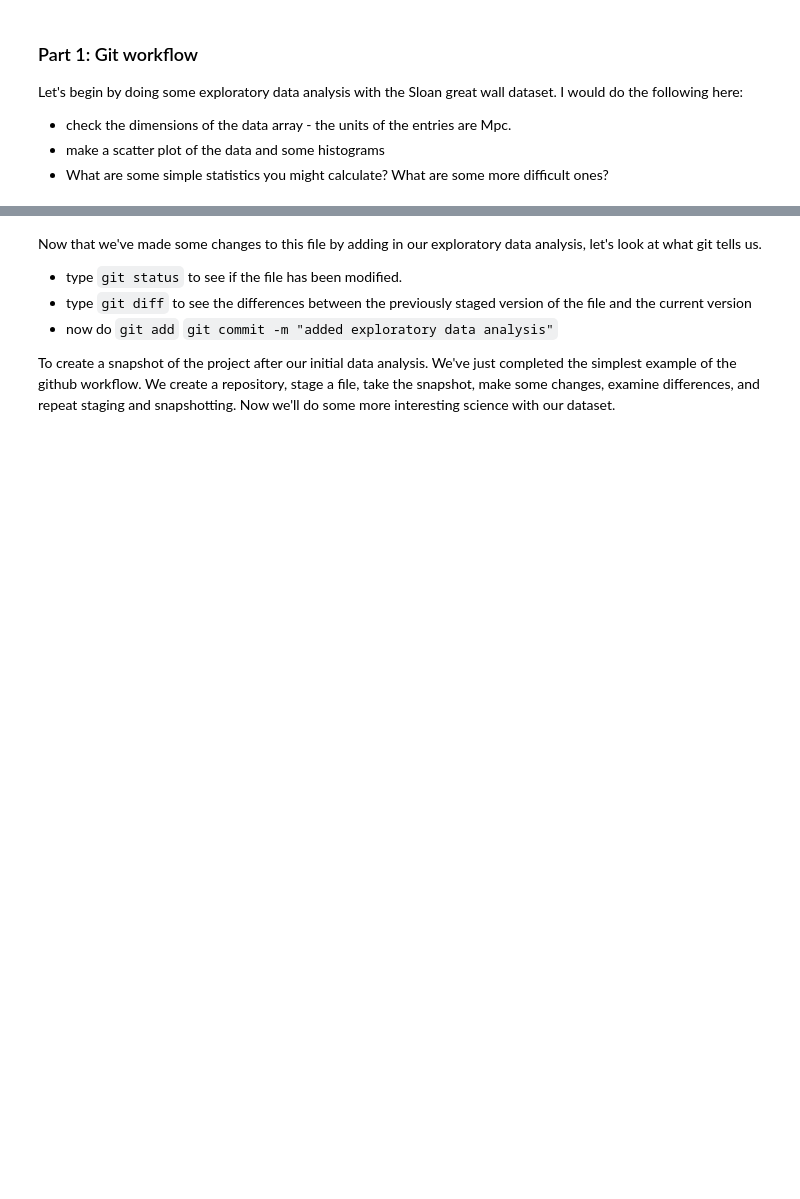
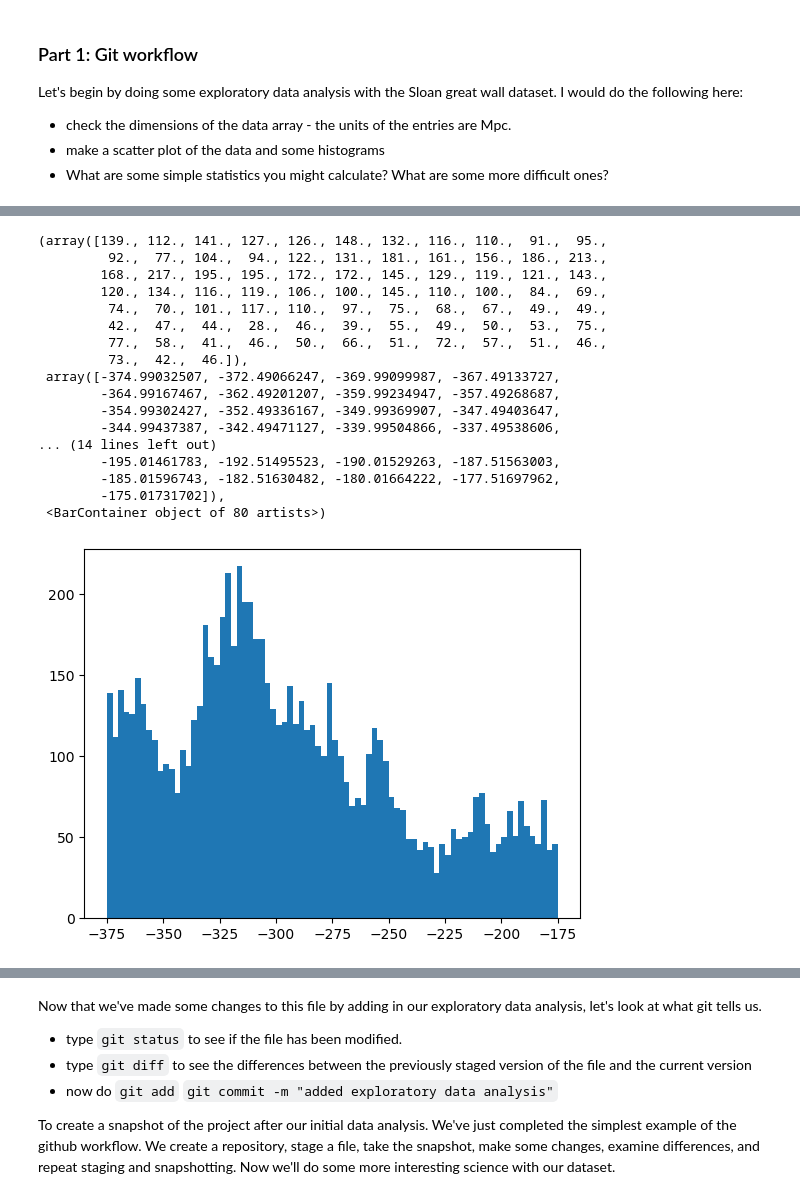
Before and after one commit to oeur/gitpractice, a Jupyter notebook: DSFP_intro_2_git.ipynb, the cells around one changed output, grey strips where cells are left out. Drawn from its saved outputs; the diff is of its cells as text; code cells hidden in the pictures; blank space fills up the shorter version.

```diff
--- a/DSFP_intro_2_git.ipynb
+++ b/DSFP_intro_2_git.ipynb
@@ -49,0 +78,21 @@ Let's begin by doing some exploratory data analysis with the Sloan great wall da
+# %%
+plt.hist(X[:,0], bins=80)
+# %% [output]
+(array([139., 112., 141., 127., 126., 148., 132., 116., 110.,  91.,  95.,
+         92.,  77., 104.,  94., 122., 131., 181., 161., 156., 186., 213.,
+        168., 217., 195., 195., 172., 172., 145., 129., 119., 121., 143.,
+        120., 134., 116., 119., 106., 100., 145., 110., 100.,  84.,  69.,
+         74.,  70., 101., 117., 110.,  97.,  75.,  68.,  67.,  49.,  49.,
+         42.,  47.,  44.,  28.,  46.,  39.,  55.,  49.,  50.,  53.,  75.,
+         77.,  58.,  41.,  46.,  50.,  66.,  51.,  72.,  57.,  51.,  46.,
+         73.,  42.,  46.]),
+ array([-374.99032507, -372.49066247, -369.99099987, -367.49133727,
+        -364.99167467, -362.49201207, -359.99234947, -357.49268687,
+        -354.99302427, -352.49336167, -349.99369907, -347.49403647,
+        -344.99437387, -342.49471127, -339.99504866, -337.49538606,
+... (14 lines left out)
+        -195.01461783, -192.51495523, -190.01529263, -187.51563003,
+        -185.01596743, -182.51630482, -180.01664222, -177.51697962,
+        -175.01731702]),
+ <BarContainer object of 80 artists>)
+[figure, added]
```
Also changed, not shown: parts of 6 cells of this notebook.
